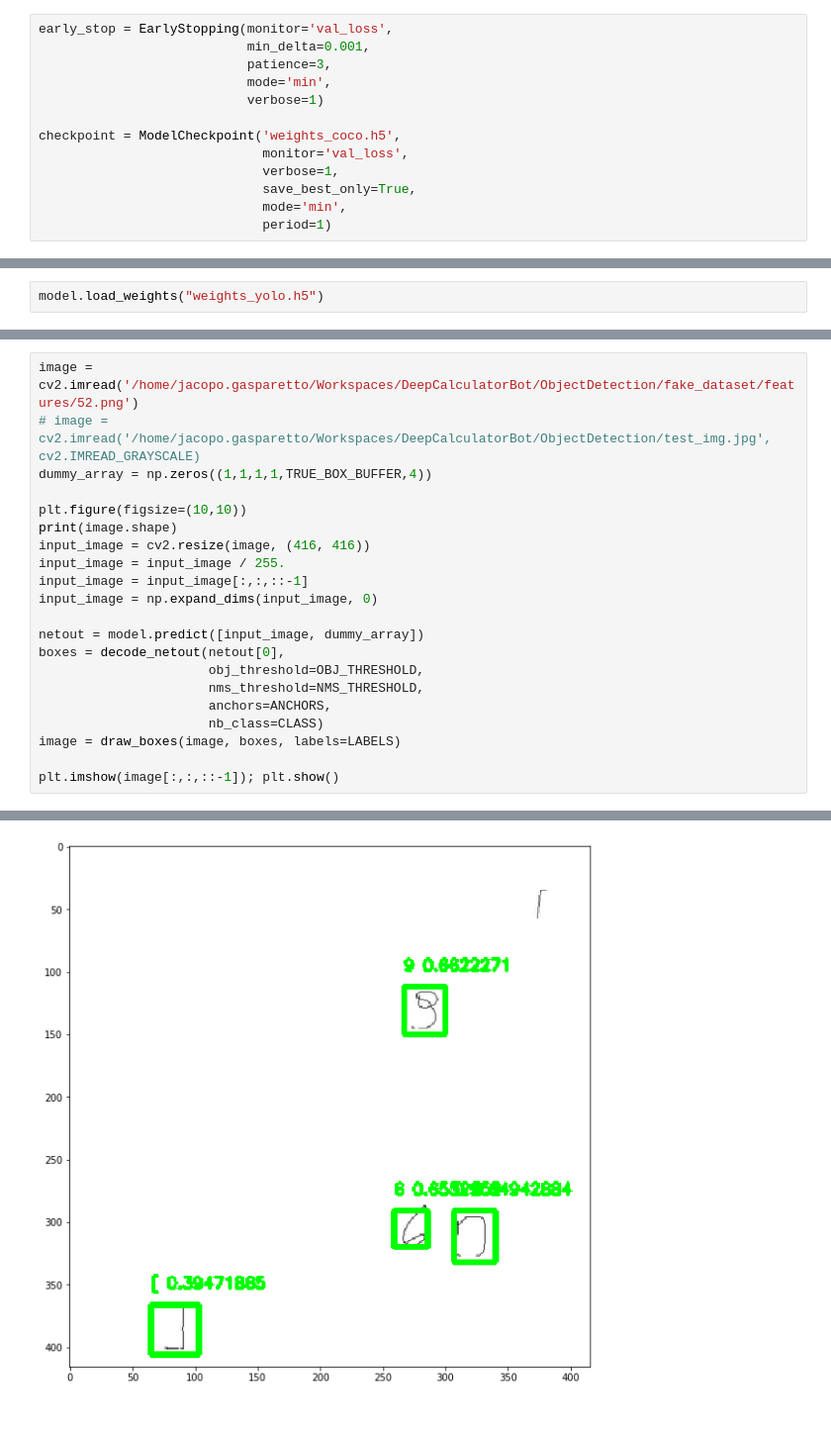
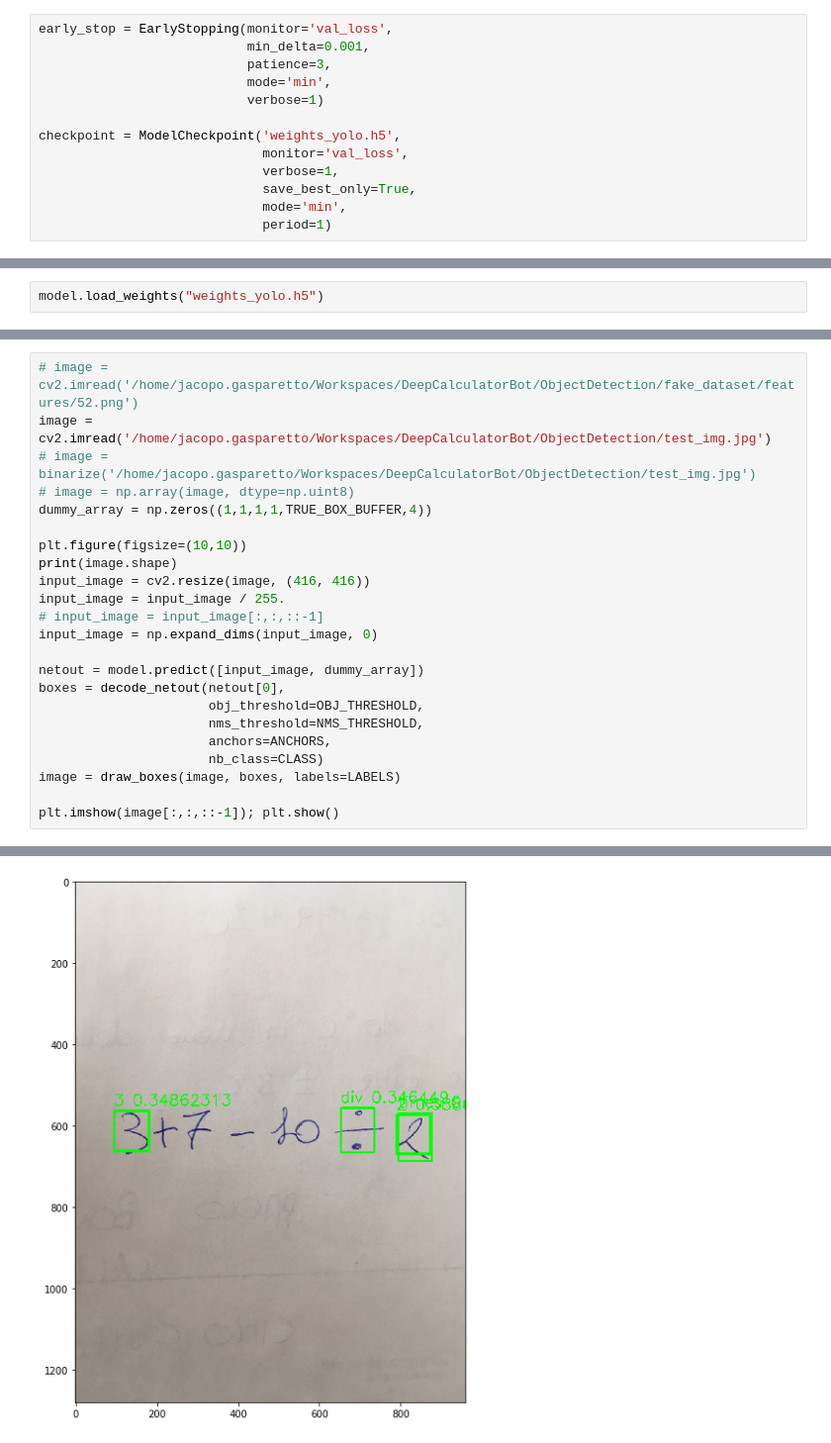
Before and after one commit to JacoGasp/DeepCalcBoot, a Jupyter notebook: ObjectDetection/YOLO.ipynb, the cells around one changed output, grey strips where cells are left out. Shown at 99% size. Drawn from its saved outputs; the diff is of its cells as text.

```diff
--- a/ObjectDetection/YOLO.ipynb
+++ b/ObjectDetection/YOLO.ipynb
@@ -435,7 +435,7 @@ early_stop = EarlyStopping(monitor='val_loss',
                            mode='min',
                            verbose=1)
 
-checkpoint = ModelCheckpoint('weights_coco.h5',
+checkpoint = ModelCheckpoint('weights_yolo.h5',
                              monitor='val_loss',
                              verbose=1,
                              save_best_only=True,
@@ -489,13 +510,15 @@ model.load_weights("weights_yolo.h5")
 # %%
-image = cv2.imread('/home/jacopo.gasparetto/Workspaces/DeepCalculatorBot/ObjectDetection/fake_dataset/features/52.png')
-# image = cv2.imread('/home/jacopo.gasparetto/Workspaces/DeepCalculatorBot/ObjectDetection/test_img.jpg', cv2.IMREAD_GRAYSCALE)
+# image = cv2.imread('/home/jacopo.gasparetto/Workspaces/DeepCalculatorBot/ObjectDetection/fake_dataset/features/52.png')
+image = cv2.imread('/home/jacopo.gasparetto/Workspaces/DeepCalculatorBot/ObjectDetection/test_img.jpg')
+# image = binarize('/home/jacopo.gasparetto/Workspaces/DeepCalculatorBot/ObjectDetection/test_img.jpg')
+# image = np.array(image, dtype=np.uint8)
 dummy_array = np.zeros((1,1,1,1,TRUE_BOX_BUFFER,4))
 
 plt.figure(figsize=(10,10))
 print(image.shape)
 input_image = cv2.resize(image, (416, 416))
 input_image = input_image / 255.
-input_image = input_image[:,:,::-1]
+# input_image = input_image[:,:,::-1]
 input_image = np.expand_dims(input_image, 0)
 
 netout = model.predict([input_image, dummy_array])
@@ -512 +535 @@ plt.imshow(image[:,:,::-1]); plt.show()
-[figure, old version]
+[figure, new version]
```
Also changed, not shown: parts of 5 cells of this notebook.
